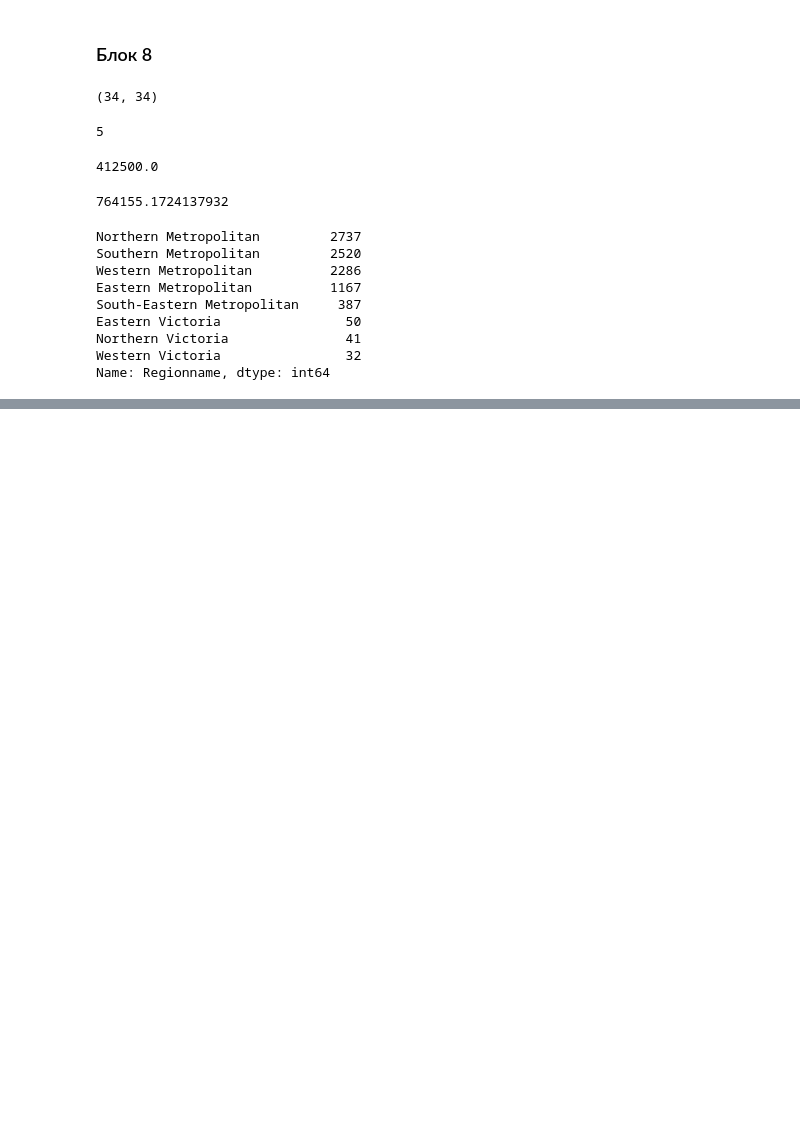
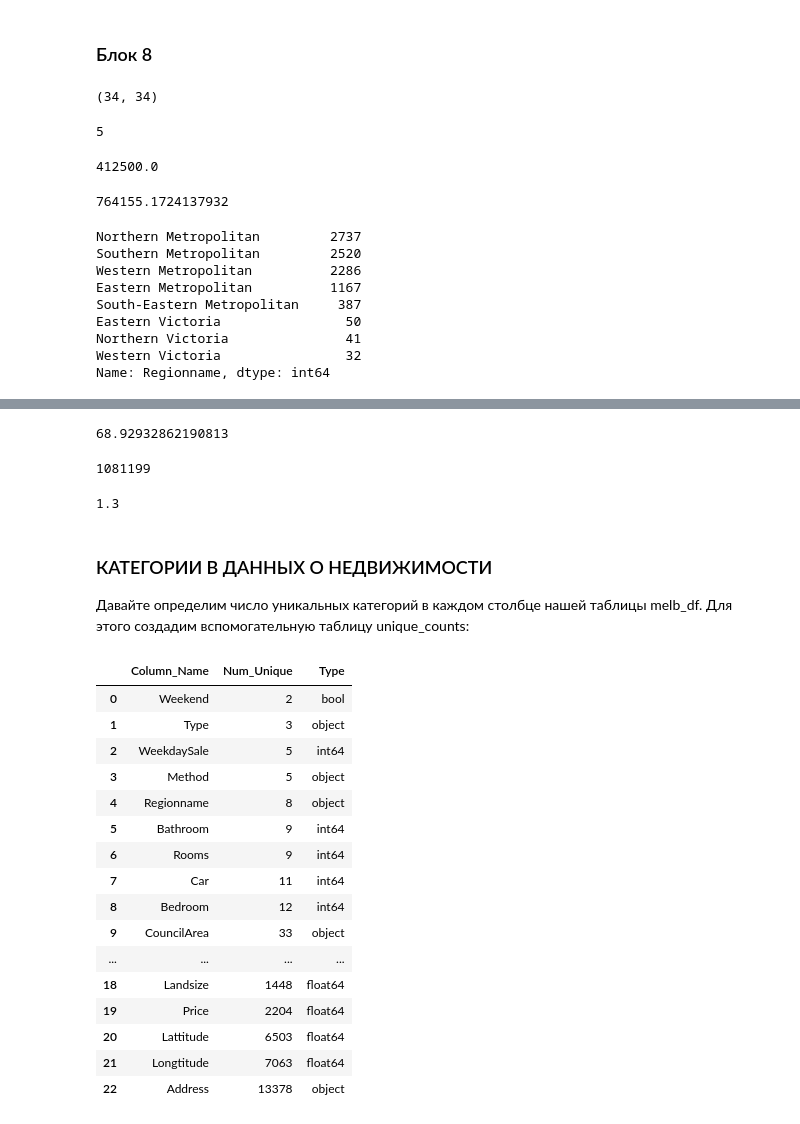
Before and after one commit to FixBrain/ds_2022, a Jupyter notebook: module_1/apartments.ipynb, the cells around one changed output, grey strips where cells are left out. Saved outputs shown, nothing was run; the diff lists cells and outputs as text; code cells hidden in the pictures; blank space fills up the shorter version.

```diff
--- a/module_1/apartments.ipynb
+++ b/module_1/apartments.ipynb
@@ -246,0 +291,2 @@ Name: Regionname, dtype: int64
+# %%
+melb_df['Date'] = pd.to_datetime(melb_df['Date'], dayfirst=True)
@@ -246,0 +339,72 @@ Name: Regionname, dtype: int64
+# %%
+# 3.5
+# Найдите средний интервал времени (в днях) между двумя последовательными случаями наблюдения НЛО в штате Невада (NV).
+nv_ufos = ufo_df[ufo_df.State == 'NV'].Time.dt.date
+nv_ufos.diff()[1:].dt.days.mean() # 68.929...
+# %% [output]
+68.92932862190813
+# %%
+# 4.2
+# Ранее, в задании 3.3, мы создали признак WeekdaySale в таблице melb_df — день недели продажи.
+# Из полученных в задании результатов можно сделать вывод, что объекты недвижимости в Мельбурне
+# продаются преимущественно по выходным (суббота и воскресенье).
+#Напишите функцию get_weekend(weekday), которая принимает на вход элемент столбца WeekdaySale и
+# возвращает 1, если день является выходным, и 0 — в противном случае, и создайте столбец Weekend в таблице melb_df с помощью неё.
+#Примените эту функцию к столбцу и вычислите среднюю цену объекта недвижимости, проданного в выходные дни. Результат округлите до целых.
+def get_weekend(weekday):
+    return weekday > 4
+melb_df['Weekend'] = melb_df['WeekdaySale'].apply(get_weekend)
+int(round(melb_df[melb_df['Weekend']].Price.mean(), 0))
+# %% [output]
+1081199
+# %%
+# 4.3
+# Преобразуйте столбец SellerG с наименованиями риелторских компаний в таблице melb_df следующим образом:
+# оставьте в столбце только 49 самых популярных компаний, а остальные обозначьте как 'other'.
+# Найдите, во сколько раз минимальная цена объектов недвижимости, проданных компанией 'Nelson',
+# больше минимальной цены объектов, проданных компаниями, обозначенными как 'other'. Ответ округлите до десятых.
+most_popular = melb_df.SellerG.value_counts().nlargest(49).index
+def other_or_not(seller):
+    return 'other' if seller not in most_popular else seller
+melb_df.SellerG = melb_df.SellerG.apply(other_or_not)
+round(melb_df[melb_df.SellerG == 'Nelson'].Price.min() / melb_df[melb_df.SellerG == 'other'].Price.min(), 1)
+# %% [output]
+1.3
+# %% [markdown]
+### КАТЕГОРИИ В ДАННЫХ О НЕДВИЖИМОСТИ
+
+Давайте определим число уникальных категорий в каждом столбце нашей таблицы melb_df. Для этого создадим вспомогательную таблицу unique_counts:
+# %%
+# создаём пустой список
+unique_list = []
+# пробегаемся по именам столбцов в таблице
+for col in melb_df.columns:
+    # создаём кортеж (имя столбца, число уникальных значений)
+    item = (col, melb_df[col].nunique(),melb_df[col].dtype)
+    # добавляем кортеж в список
+    unique_list.append(item)
+# создаём вспомогательную таблицу и сортируем её
+unique_counts = pd.DataFrame(
+    unique_list,
+    columns=['Column_Name', 'Num_Unique', 'Type']
+).sort_values(by='Num_Unique',  ignore_index=True)
+# выводим её на экран
+display(unique_counts)
+# %% [output]
+|  | Column_Name | Num_Unique | Type |
+| 0 | Weekend | 2 | bool |
+| 1 | Type | 3 | object |
+| 2 | WeekdaySale | 5 | int64 |
+| 3 | Method | 5 | object |
+| 4 | Regionname | 8 | object |
+| 5 | Bathroom | 9 | int64 |
+| 6 | Rooms | 9 | int64 |
+| 7 | Car | 11 | int64 |
+| 8 | Bedroom | 12 | int64 |
+| 9 | CouncilArea | 33 | object |
+| ... | ... | ... | ... |
+| 18 | Landsize | 1448 | float64 |
+| 19 | Price | 2204 | float64 |
+| 20 | Lattitude | 6503 | float64 |
+| 21 | Longtitude | 7063 | float64 |
+| 22 | Address | 13378 | object |
```
Also changed, not shown: parts of 20 cells of this notebook.
